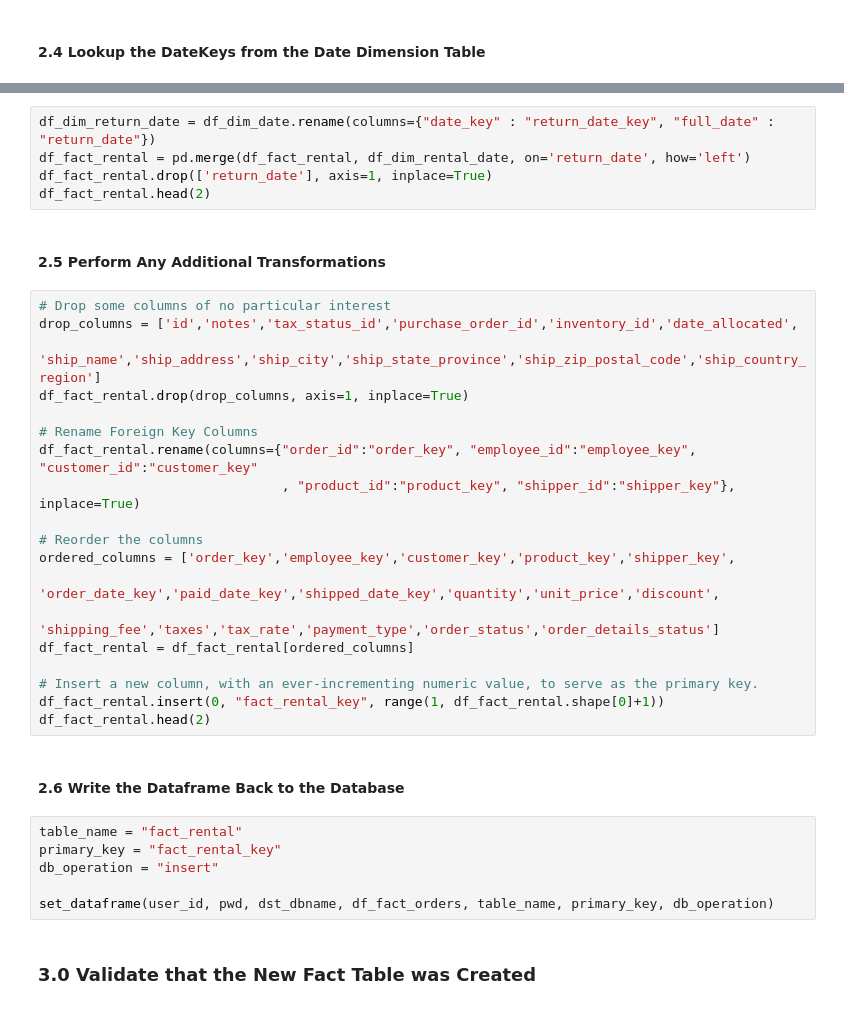
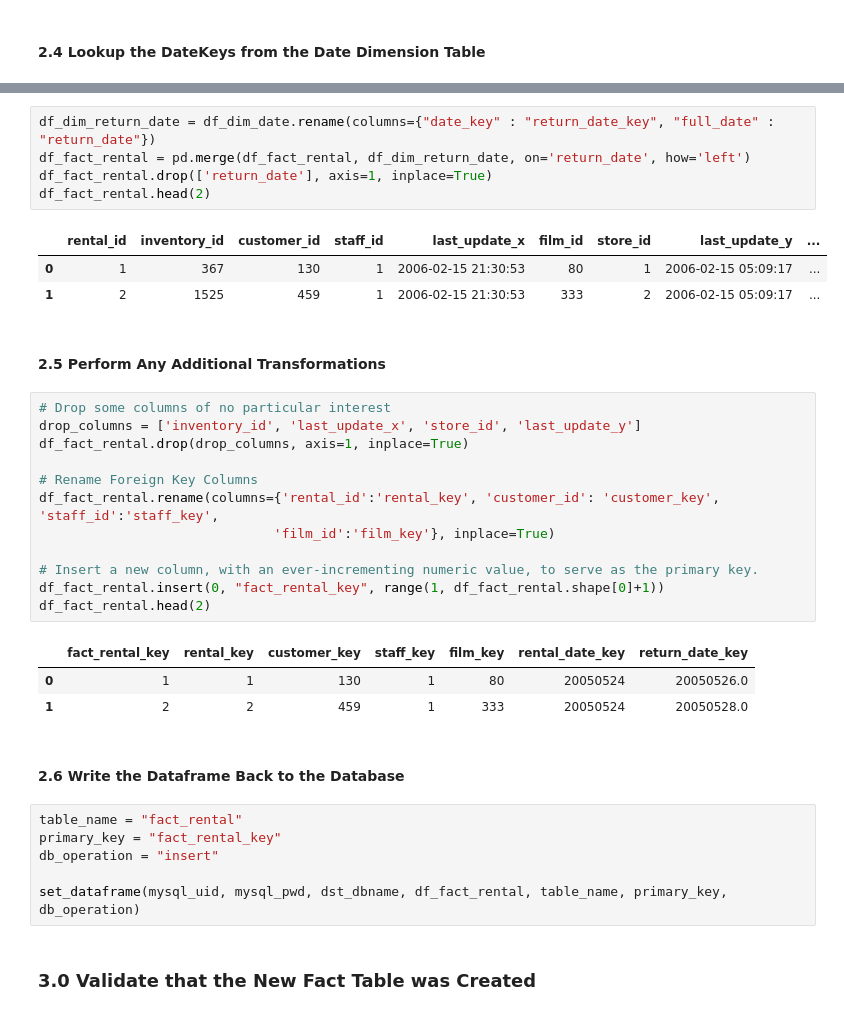
Before and after one commit to chrryyy/DS-2002-Data-Science-Systems, a Jupyter notebook: DS 2002 Midterm Project Cheryl Bai.ipynb, the cells around one changed output, grey strips where cells are left out. Cells and saved outputs as stored; diff of their text form.

```diff
--- a/DS 2002 Midterm Project Cheryl Bai.ipynb
+++ b/DS 2002 Midterm Project Cheryl Bai.ipynb
@@ -244,29 +276,30 @@ df_fact_rental.head(2)
 # %%
 df_dim_return_date = df_dim_date.rename(columns={"date_key" : "return_date_key", "full_date" : "return_date"})
-df_fact_rental = pd.merge(df_fact_rental, df_dim_rental_date, on='return_date', how='left')
+df_fact_rental = pd.merge(df_fact_rental, df_dim_return_date, on='return_date', how='left')
 df_fact_rental.drop(['return_date'], axis=1, inplace=True)
 df_fact_rental.head(2)
+# %% [output]
+|  | rental_id | inventory_id | customer_id | staff_id | last_update_x | film_id | store_id | last_update_y | ... |
+| 0 | 1 | 367 | 130 | 1 | 2006-02-15 21:30:53 | 80 | 1 | 2006-02-15 05:09:17 | ... |
+| 1 | 2 | 1525 | 459 | 1 | 2006-02-15 21:30:53 | 333 | 2 | 2006-02-15 05:09:17 | ... |
 # %% [markdown]
 #### 2.5 Perform Any Additional Transformations
 # %%
 # Drop some columns of no particular interest
-drop_columns = ['id','notes','tax_status_id','purchase_order_id','inventory_id','date_allocated',
-                'ship_name','ship_address','ship_city','ship_state_province','ship_zip_postal_code','ship_country_region']
+drop_columns = ['inventory_id', 'last_update_x', 'store_id', 'last_update_y']
 df_fact_rental.drop(drop_columns, axis=1, inplace=True)
 
 # Rename Foreign Key Columns
-df_fact_rental.rename(columns={"order_id":"order_key", "employee_id":"employee_key", "customer_id":"customer_key"
-                               , "product_id":"product_key", "shipper_id":"shipper_key"}, inplace=True)
-
-# Reorder the columns
-ordered_columns = ['order_key','employee_key','customer_key','product_key','shipper_key',
-                   'order_date_key','paid_date_key','shipped_date_key','quantity','unit_price','discount',
-                   'shipping_fee','taxes','tax_rate','payment_type','order_status','order_details_status']
-df_fact_rental = df_fact_rental[ordered_columns]
+df_fact_rental.rename(columns={'rental_id':'rental_key', 'customer_id': 'customer_key', 'staff_id':'staff_key',
+                              'film_id':'film_key'}, inplace=True)
 
 # Insert a new column, with an ever-incrementing numeric value, to serve as the primary key.
 df_fact_rental.insert(0, "fact_rental_key", range(1, df_fact_rental.shape[0]+1))
 df_fact_rental.head(2)
+# %% [output]
+|  | fact_rental_key | rental_key | customer_key | staff_key | film_key | rental_date_key | return_date_key |
+| 0 | 1 | 1 | 130 | 1 | 80 | 20050524 | 20050526.0 |
+| 1 | 2 | 2 | 459 | 1 | 333 | 20050524 | 20050528.0 |
 # %% [markdown]
 #### 2.6 Write the Dataframe Back to the Database
 # %%
@@ -274,6 +307,6 @@ table_name = "fact_rental"
 primary_key = "fact_rental_key"
 db_operation = "insert"
 
-set_dataframe(user_id, pwd, dst_dbname, df_fact_orders, table_name, primary_key, db_operation)
+set_dataframe(mysql_uid, mysql_pwd, dst_dbname, df_fact_rental, table_name, primary_key, db_operation)
 # %% [markdown]
 ### 3.0 Validate that the New Fact Table was Created
```
Also changed, not shown: parts of 17 cells of this notebook.
